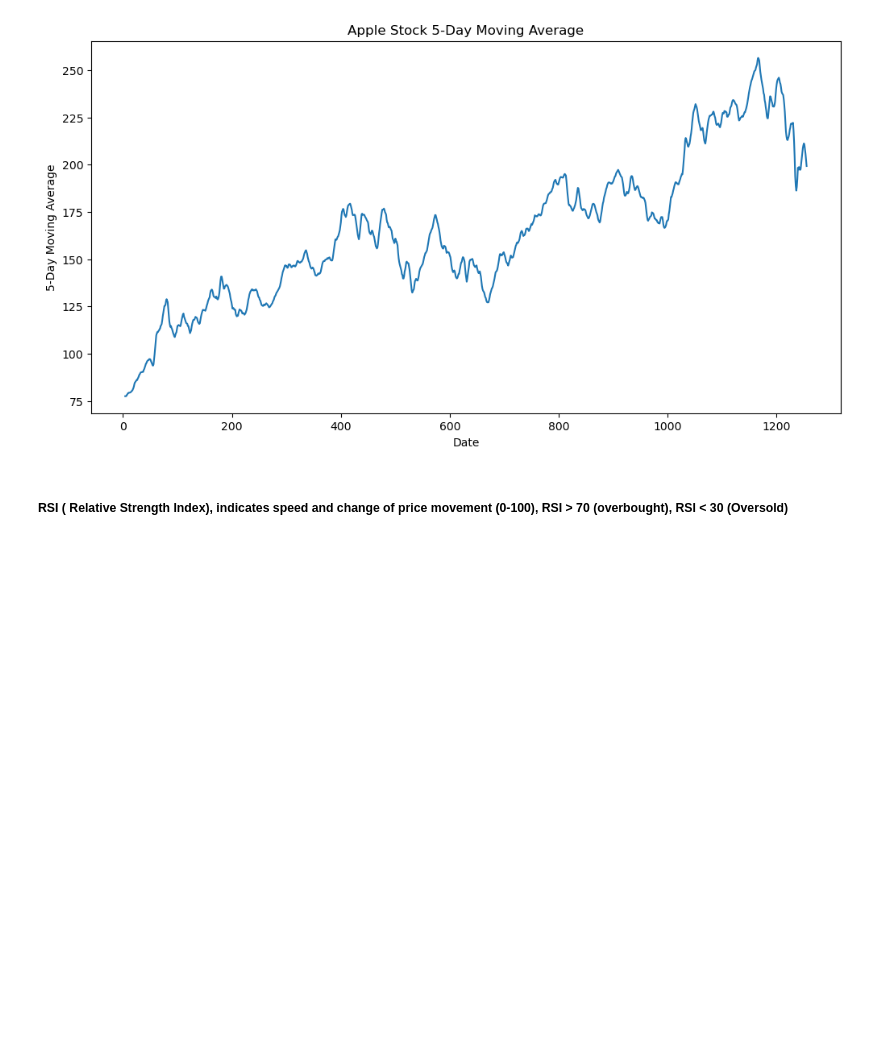
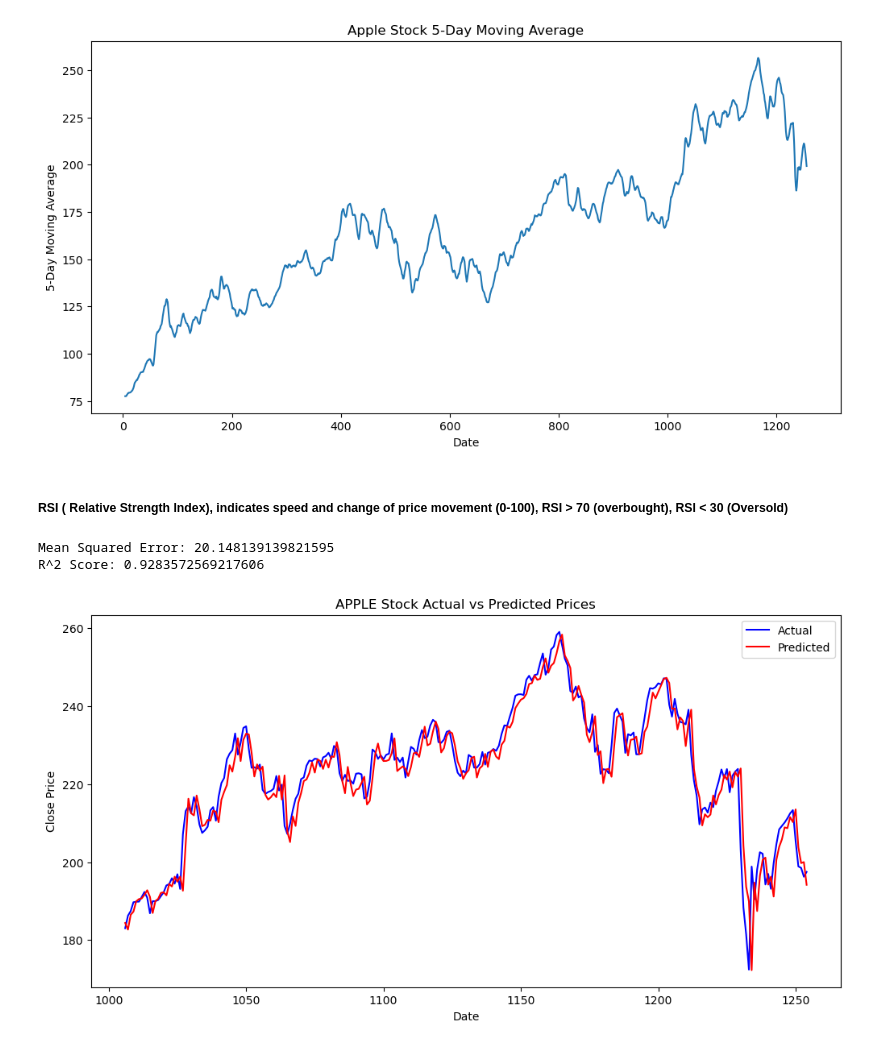
Before and after one commit to Sachin-Timilsina/Stock-Market-Prediction, a Jupyter notebook: smp_data_exploration.ipynb, the cells around one changed output. Drawn from its saved outputs; the diff is of its cells as text; code cells hidden in the pictures; blank space fills up the shorter version.

Commit message:
feat: training linear regression and elasticnet regression models

```diff
--- a/smp_data_exploration.ipynb
+++ b/smp_data_exploration.ipynb
@@ -109,3 +109,32 @@ y = df['Target']
 # Split the data into training and testing sets
 from sklearn.model_selection import train_test_split
 X_train, X_test, y_train, y_test = train_test_split(X, y, test_size=0.2, random_state=42, shuffle=False)
+# %%
+from sklearn.linear_model import LinearRegression
+
+model = LinearRegression()
+model.fit(X_train, y_train)
+y_pred = model.predict(X_test)
+
+from sklearn.metrics import mean_squared_error, r2_score
+mse = mean_squared_error(y_test, y_pred)
+r2 = r2_score(y_test, y_pred)
+
+print(f'Mean Squared Error: {mse}')
+print(f'R^2 Score: {r2}')
+# %% [output]
+Mean Squared Error: 20.148139139821595
+R^2 Score: 0.9283572569217606
+# %%
+preds = model.predict(X_test)
+
+plt.figure(figsize=(12, 6))
+plt.plot(y_test.index, y_test, label='Actual', color='blue')
+plt.plot(y_test.index, preds, label='Predicted', color='red')
+plt.legend()
+plt.title('APPLE Stock Actual vs Predicted Prices')
+plt.xlabel('Date')
+plt.ylabel('Close Price')
+plt.show()
+# %% [output]
+[figure, added]
```
Also changed, not shown: parts of 2 cells of this notebook, 1 other file.
